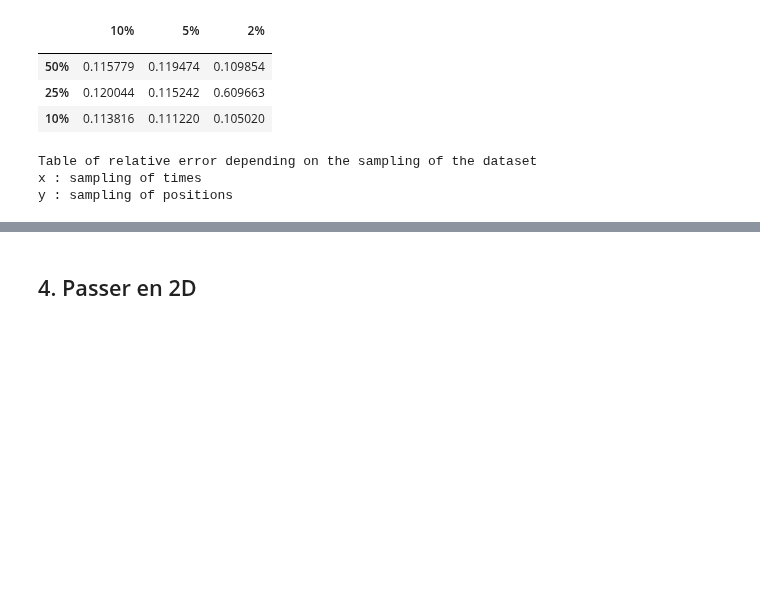
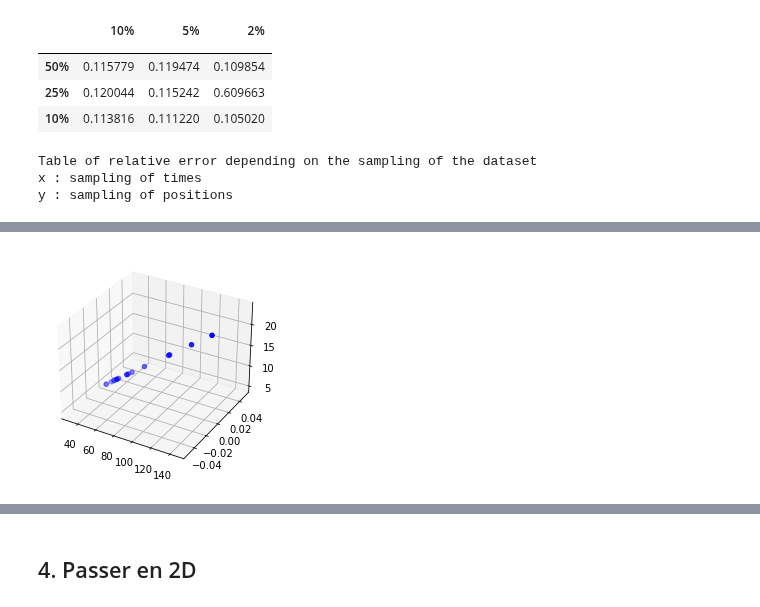
Before and after one commit to CS-433/ml-project-2-thevipers2, a Jupyter notebook: main.ipynb, the cells around one changed output, grey strips where cells are left out. Drawn from its saved outputs; the diff is of its cells as text; code cells hidden in the pictures; blank space fills up the shorter version.

```diff
--- a/main.ipynb
+++ b/main.ipynb
@@ -485,0 +548,3 @@ cPickle.dump( test_errors , open( name, "wb" ) )
+# %%
+compressed_X = np.squeeze(np.array(compressed_X))
+print(compressed_X)
@@ -485,0 +570,8 @@ cPickle.dump( test_errors , open( name, "wb" ) )
+# %%
+fig = plt.figure()
+ax = fig.add_subplot(111, projection='3d')
+
+ax.scatter(compressed_X[:,0], compressed_X[:,1], compressed_X[:,2], c = 'b', marker='o')
+plt.show()
+# %% [output]
+[figure, added]
```
Also changed, not shown: parts of 5 cells of this notebook, 1 other file.
